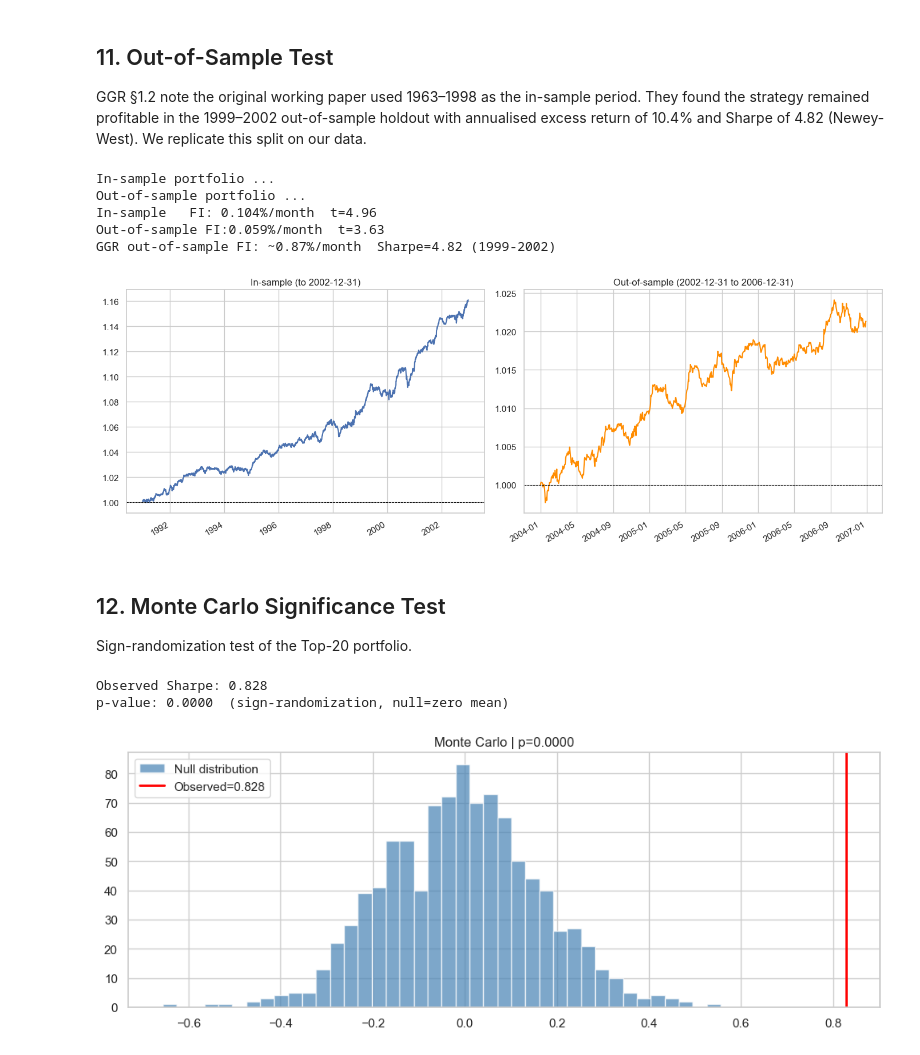
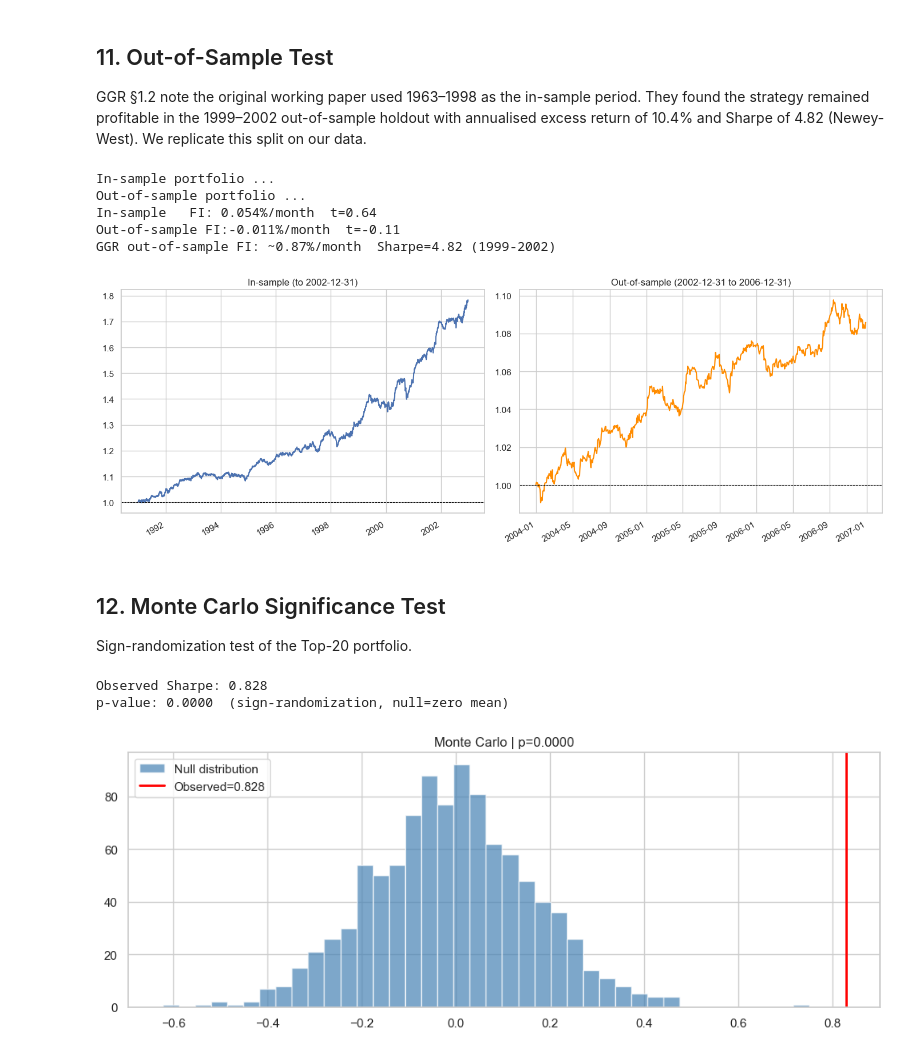
Before and after one commit to ferkayde/pairs_trading, a Jupyter notebook: exact_implementation/notebook.ipynb, the cells around one changed output. Saved outputs shown, nothing was run; the diff lists cells and outputs as text; code cells hidden in the pictures.

```diff
--- a/exact_implementation/notebook.ipynb
+++ b/exact_implementation/notebook.ipynb
@@ -446,10 +462,10 @@ if not sectors.empty:
             formation_days=FORMATION_DAYS, trading_days=TRADING_DAYS,
             roll_days=ROLL_DAYS, top_n=20, entry_sigma=ENTRY_SIGMA,
             commission_bps=COMMISSION_BPS,
-            use_backtrader=True, verbose=False,
+            use_backtrader=False, verbose=False,
         )
         fi_exc = excess_monthly(
-            port_s['fully_invested_returns'].replace(0,float('nan')).dropna(),
+            port_s['fully_invested_returns'],
             tbill_daily
         )
         sector_results[grp] = {
@@ -524,6 +540,6 @@ plt.show()
 # %%
 # Monthly returns time series for Top-20 (replicates GGR Figure 2 bar chart)
-port20_rets_m = to_monthly(port20['portfolio_returns'].replace(0,float('nan')).dropna())
+port20_rets_m = to_monthly(port20['portfolio_returns'])
 fig, ax = plt.subplots(figsize=(14, 4))
 port20_rets_m.mul(100).plot(ax=ax, kind='bar', color='steelblue', alpha=0.7, width=1.0)
 ax.axhline(0, color='black', lw=0.8)
@@ -694,16 +710,16 @@ if len(prices_out) > FORMATION_DAYS + TRADING_DAYS:
     port_in = run_ggr_portfolio(
         prices=prices_in, formation_days=FORMATION_DAYS, trading_days=TRADING_DAYS,
         roll_days=ROLL_DAYS, top_n=TOP_N, entry_sigma=ENTRY_SIGMA,
-        commission_bps=COMMISSION_BPS, use_backtrader=True, verbose=False,
+        commission_bps=COMMISSION_BPS, use_backtrader=False, verbose=False,
     )
     print('Out-of-sample portfolio ...')
     port_out = run_ggr_portfolio(
         prices=prices_out, formation_days=FORMATION_DAYS, trading_days=TRADING_DAYS,
         roll_days=ROLL_DAYS, top_n=TOP_N, entry_sigma=ENTRY_SIGMA,
-        commission_bps=COMMISSION_BPS, use_backtrader=True, verbose=False,
+        commission_bps=COMMISSION_BPS, use_backtrader=False, verbose=False,
     )
-    in_fi  = excess_monthly(port_in['fully_invested_returns'].replace(0,float('nan')).dropna(), tbill_daily)
-    out_fi = excess_monthly(port_out['fully_invested_returns'].replace(0,float('nan')).dropna(), tbill_daily)
+    in_fi  = excess_monthly(port_in['fully_invested_returns'], tbill_daily)
+    out_fi = excess_monthly(port_out['fully_invested_returns'], tbill_daily)
     print(f'In-sample   FI: {in_fi.mean()*100:.3f}%/month  t={newey_west_tstat(in_fi,NW_LAGS):.2f}')
     print(f'Out-of-sample FI:{out_fi.mean()*100:.3f}%/month  t={newey_west_tstat(out_fi,NW_LAGS):.2f}')
     print(f'GGR out-of-sample FI: ~0.87%/month  Sharpe=4.82 (1999-2002)')
@@ -722,31 +738,31 @@ else:
 # %% [output]
 In-sample portfolio ...
 Out-of-sample portfolio ...
-In-sample   FI: 0.104%/month  t=4.96
-Out-of-sample FI:0.059%/month  t=3.63
+In-sample   FI: 0.054%/month  t=0.64
+Out-of-sample FI:-0.011%/month  t=-0.11
 GGR out-of-sample FI: ~0.87%/month  Sharpe=4.82 (1999-2002)
-[figure, old version]
+[figure, new version]
 # %% [markdown]
 ## 12. Monte Carlo Significance Test
 
 Sign-randomization test of the Top-20 portfolio.
 # %%
-port_rets = port20['portfolio_returns'].replace(0,float('nan')).dropna()
+port_rets = port20['portfolio_returns']
 if len(port_rets) > 20:
     mc = monte_carlo_test(port_rets, n_simulations=1000, seed=42)
     print(f'Observed Sharpe: {mc["observed_sharpe"]:.3f}')
     print(f'p-value: {mc["p_value"]:.4f}  (sign-randomization, null=zero mean)')
     fig, ax = plt.subplots(figsize=(10,4))
     null_v = mc['null_sharpes']
     ax.hist(null_v, bins=40, color='steelblue', alpha=0.7, label='Null distribution')
     ax.axvline(mc['observed_sharpe'], color='red', lw=2,
                label=f'Observed={mc["observed_sharpe"]:.3f}')
     ax.set_title(f'Monte Carlo | p={mc["p_value"]:.4f}')
     ax.legend()
     plt.tight_layout()
     plt.savefig(f'{RESULTS_DIR}/mc_test.png', dpi=150, bbox_inches='tight')
     plt.show()
 # %% [output]
 Observed Sharpe: 0.828
 p-value: 0.0000  (sign-randomization, null=zero mean)
-[figure, old version]
+[figure, new version]
```
Also changed, not shown: parts of 20 cells of this notebook, 41 other files.
